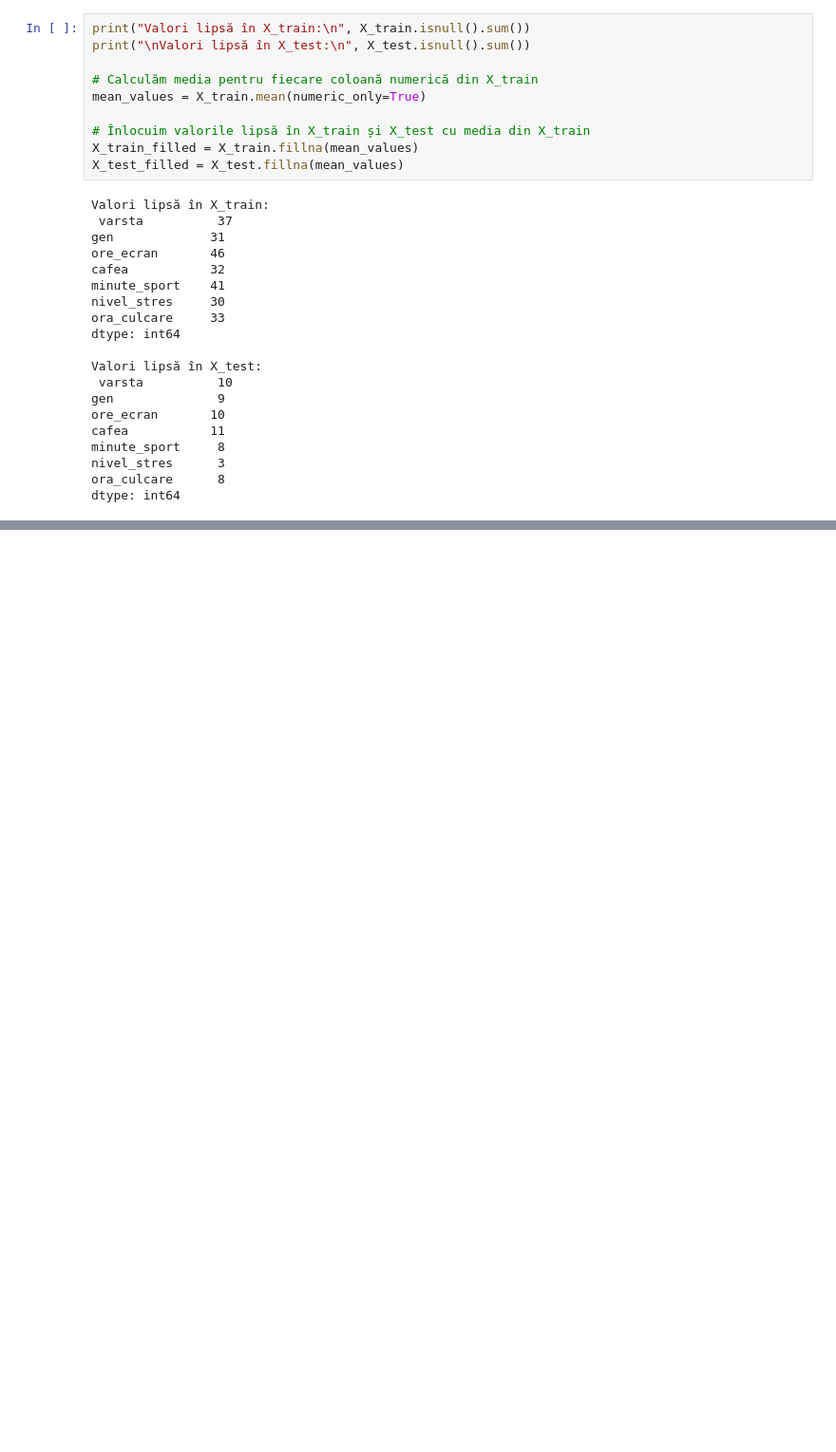
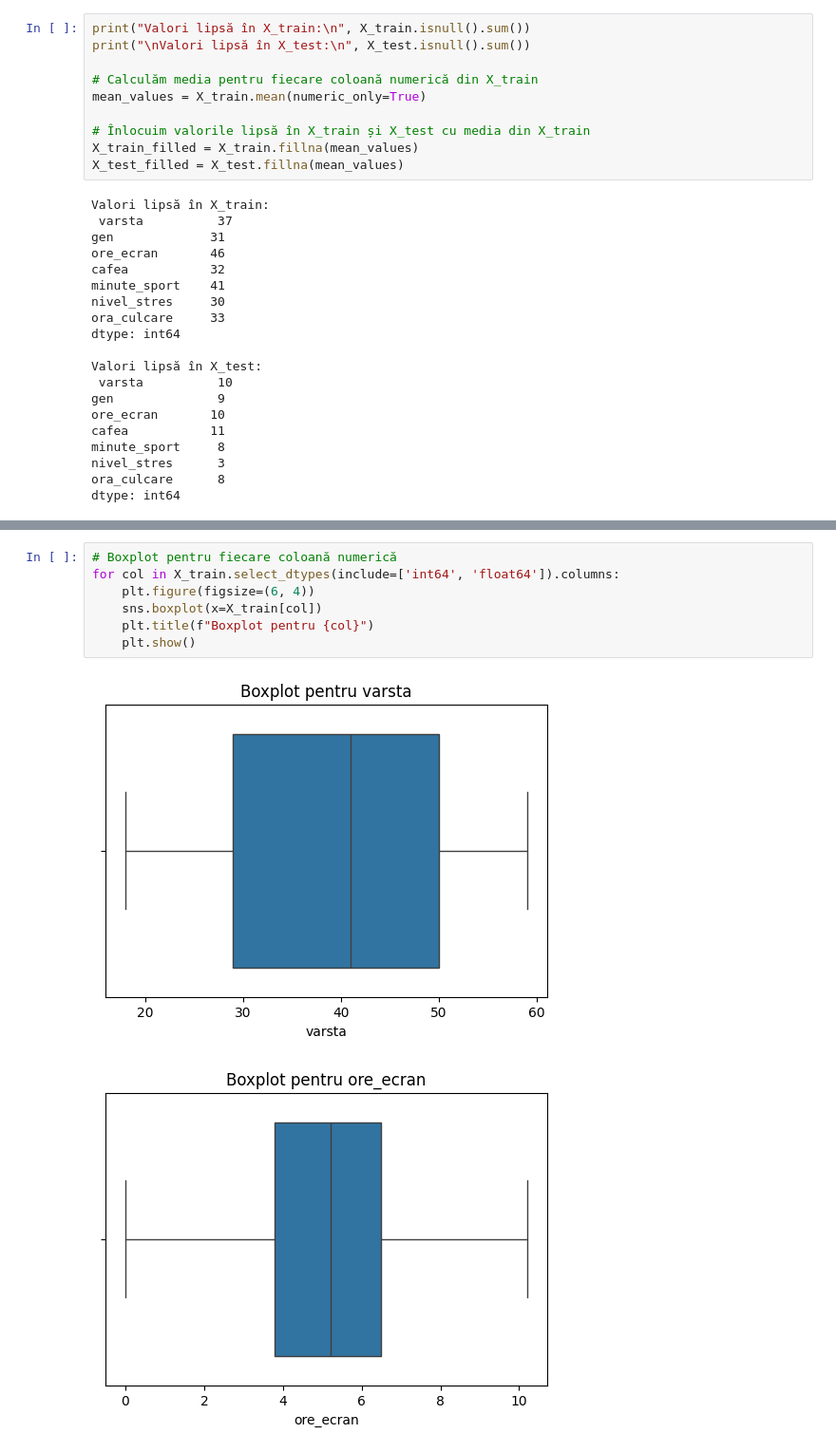
Before and after one commit to alexf05/pclp3, a Jupyter notebook: TEMA.ipynb, the cells around one changed output, grey strips where cells are left out. Shown: that part at 95% size. Drawn from its saved outputs; the diff is of its cells as text; blank space fills up the shorter version.

```diff
--- a/TEMA.ipynb
+++ b/TEMA.ipynb
@@ -161,0 +164,10 @@ dtype: int64
+# %%
+# Boxplot pentru fiecare coloană numerică
+for col in X_train.select_dtypes(include=['int64', 'float64']).columns:
+    plt.figure(figsize=(6, 4))
+    sns.boxplot(x=X_train[col])
+    plt.title(f"Boxplot pentru {col}")
+    plt.show()
+# %% [output]
+[figure, added]
+[figure, added]
```
Also changed, not shown: parts of 8 cells of this notebook.
